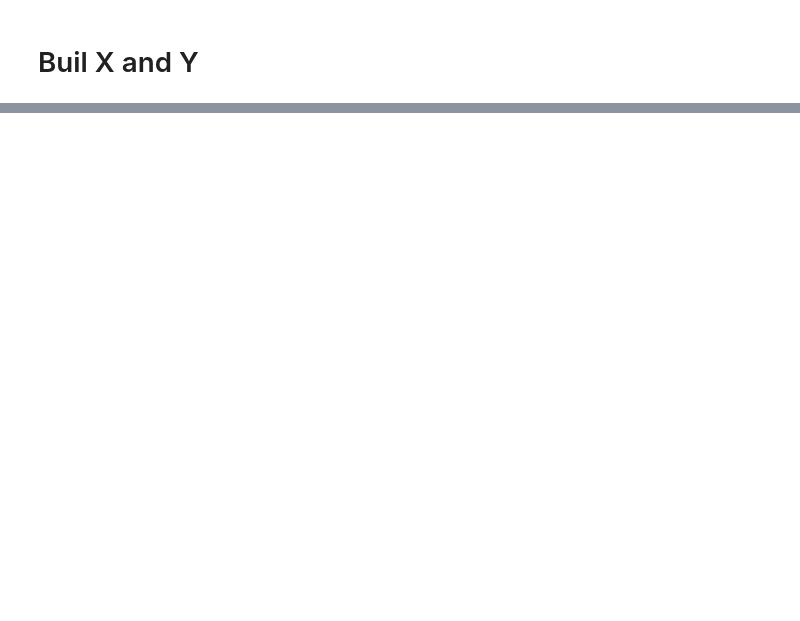
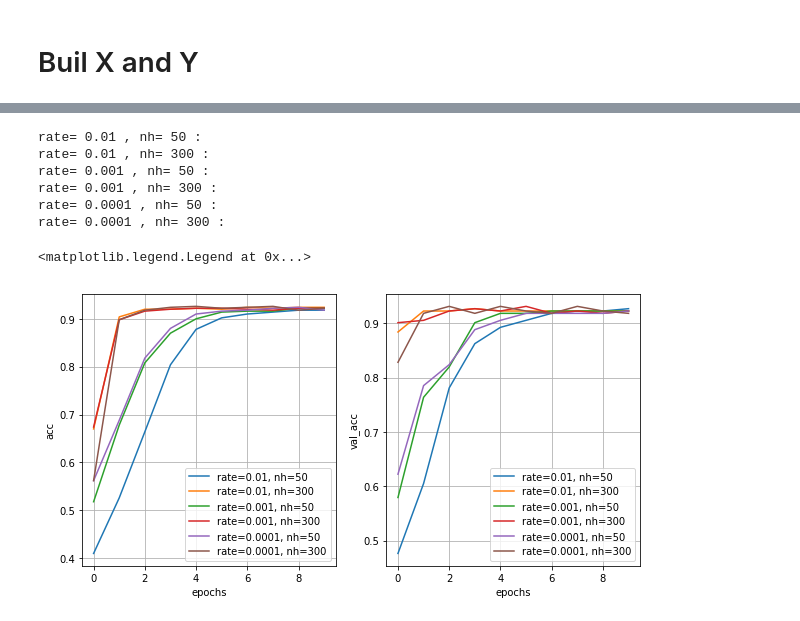
Before and after one commit to irissun96/ml_final-pj, a Jupyter notebook: neural network.ipynb, the cells around one changed output, grey strips where cells are left out. Drawn from its saved outputs; the diff is of its cells as text; code cells hidden in the pictures; blank space fills up the shorter version.

```diff
--- a/neural network.ipynb
+++ b/neural network.ipynb
@@ -80,0 +149,30 @@ plt.grid()
+# %%
+plt.figure(figsize=(10,5))
+
+for i in range(6):
+    print('rate=',par[i][0],', nh=',par[i][1],': ')
+    plt.subplot(1,2,1)
+    plt.plot(acc_hist[i],
+             label='rate='+str(par[i][0])+', nh='+str(par[i][1]))
+    plt.subplot(1,2,2)
+    plt.plot(val_acc_hist[i],
+             label='rate='+str(par[i][0])+', nh='+str(par[i][1]))
+plt.subplot(1,2,1)
+plt.xlabel('epochs')
+plt.ylabel('acc')
+plt.grid()
+plt.legend()
+plt.subplot(1,2,2)
+plt.xlabel('epochs')
+plt.ylabel('val_acc')
+plt.grid()
+plt.legend()
+# %% [output]
+rate= 0.01 , nh= 50 :
+rate= 0.01 , nh= 300 :
+rate= 0.001 , nh= 50 :
+rate= 0.001 , nh= 300 :
+rate= 0.0001 , nh= 50 :
+rate= 0.0001 , nh= 300 :
+<matplotlib.legend.Legend at 0x...>
+[figure, added]
```
Also changed, not shown: parts of 15 cells of this notebook.
